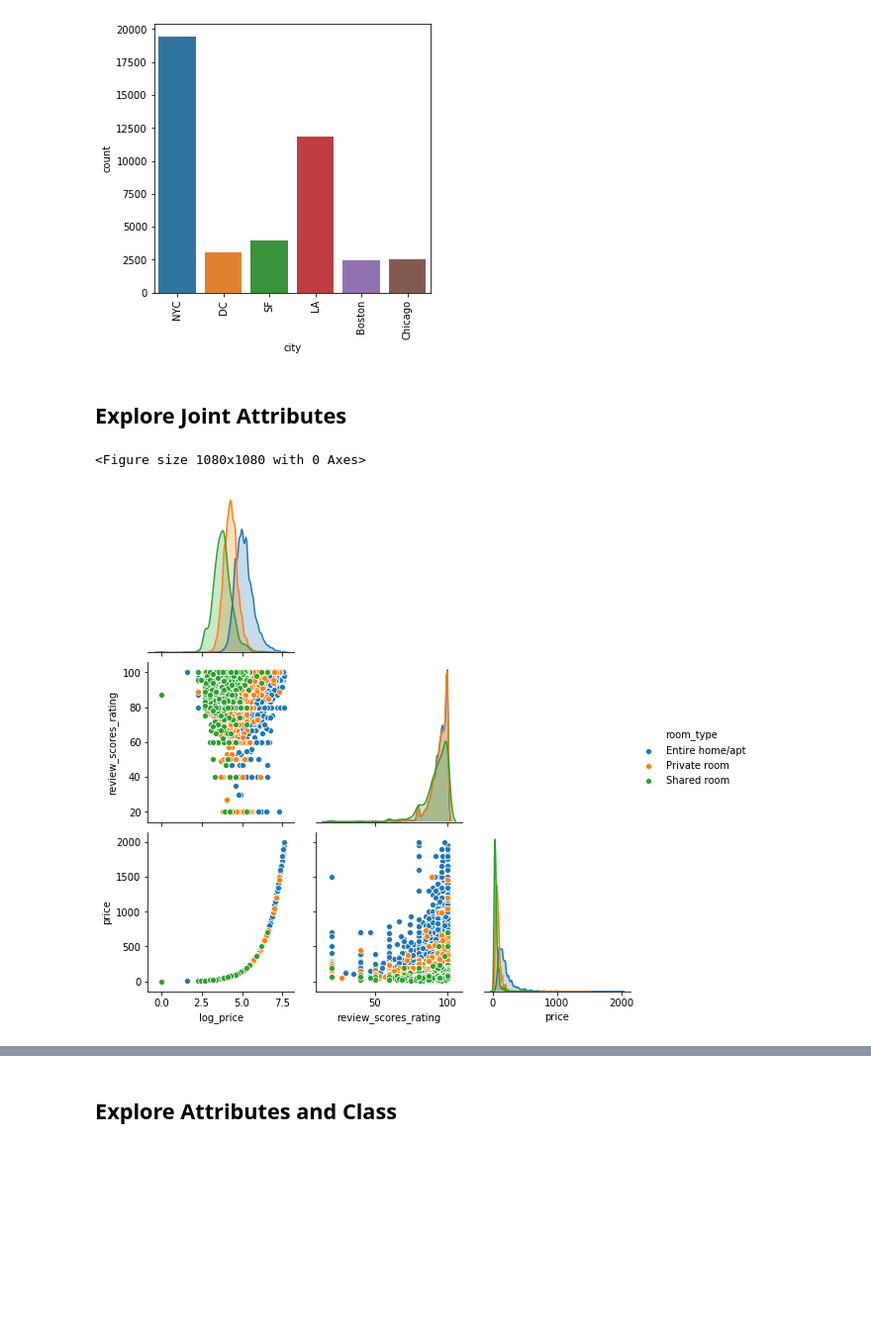
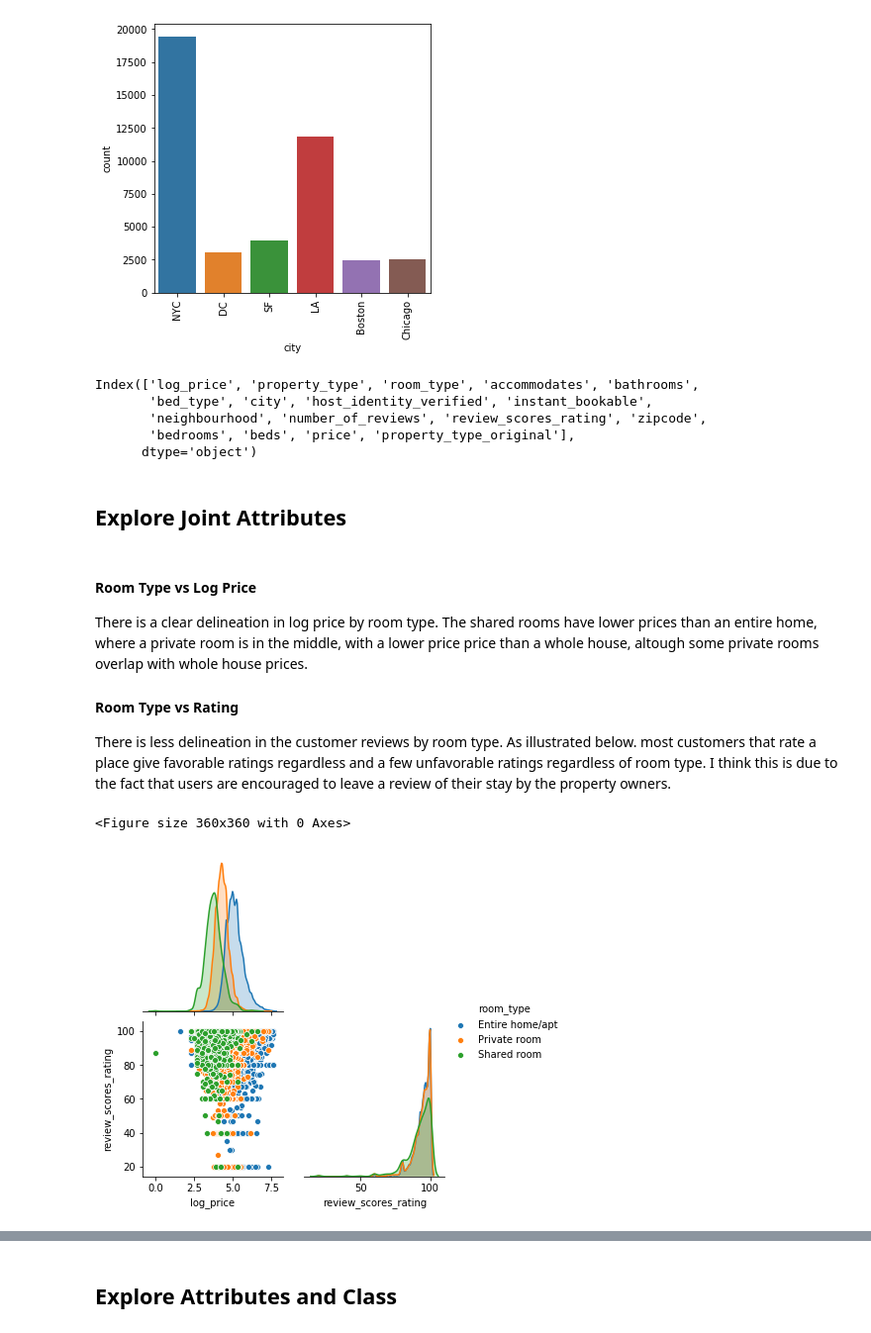
Before and after one commit to allenmiller17/SMU_7331_ML1_Project_1, a Jupyter notebook: Project 1 Final Write Up.ipynb, the cells around one changed output, grey strips where cells are left out. Shown at 99% size. Saved outputs shown, nothing was run; the diff lists cells and outputs as text; code cells hidden in the pictures; blank space fills up the shorter version.

```diff
--- a/Project 1 Final Write Up.ipynb
+++ b/Project 1 Final Write Up.ipynb
@@ -150,15 +153,29 @@ pdata_mod = pdata.drop(['cancellation_policy', 'description', 'first_review', 'h
                 'host_response_rate', 'host_since', 'last_review', 'cleaning_fee', 'latitude', 'longitude', 'id'], axis=1)
 
 pdata_mod = pdata_mod.dropna()
-#pdata_mod.info()
+pdata_mod.columns
+# %% [output]
+Index(['log_price', 'property_type', 'room_type', 'accommodates', 'bathrooms',
+       'bed_type', 'city', 'host_identity_verified', 'instant_bookable',
+       'neighbourhood', 'number_of_reviews', 'review_scores_rating', 'zipcode',
+       'bedrooms', 'beds', 'price', 'property_type_original'],
+      dtype='object')
 # %% [markdown]
 ## Explore Joint Attributes
+# %% [markdown]
+#### Room Type vs Log Price
+
+There is a clear delineation in log price by room type.  The shared rooms have lower prices than an entire home, where a private room is in the middle, with a lower price price than a whole house, altough some private rooms overlap with whole house prices.
+
+#### Room Type vs Rating
+
+There is less delineation in the customer reviews by room type.  As illustrated below. most customers that rate a place give favorable ratings regardless and a few unfavorable ratings regardless of room type.  I think this is due to the fact that users are encouraged to leave a review of their stay by the property owners.
 # %%
-plt.figure(figsize=(15,15))
-sns.pairplot(pdata,vars=pdata_mod[['log_price','review_scores_rating', 'price']], hue = "room_type" ,diag_kind = 'kde', corner = True)
+plt.figure(figsize=(5,5))
+sns.pairplot(pdata,vars=pdata_mod[['log_price','review_scores_rating']], hue = "room_type" ,diag_kind = 'kde', corner = True)
 plt.show()
 
 #https://seaborn.pydata.org/generated/seaborn.pairplot.html
 # %% [output]
-<Figure size 1080x1080 with 0 Axes>
+<Figure size 360x360 with 0 Axes>
-[figure, old version]
+[figure, new version]
```
Also changed, not shown: parts of 8 cells of this notebook.
